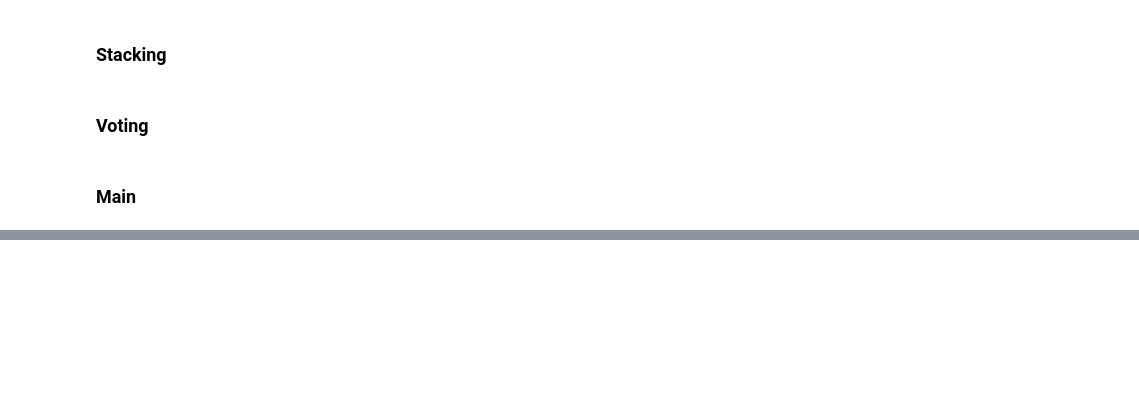
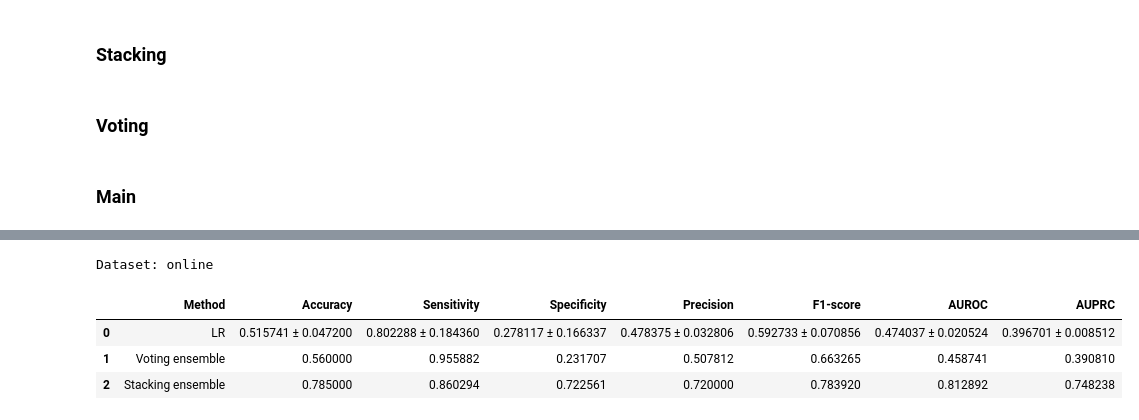
Before and after one commit to NafiuRahman77/CSE-472, a Jupyter notebook: Offline-2/1905077.ipynb, the cells around one changed output, grey strips where cells are left out. Drawn from its saved outputs; the diff is of its cells as text; code cells hidden in the pictures; blank space fills up the shorter version.

```diff
--- a/Offline-2/1905077.ipynb
+++ b/Offline-2/1905077.ipynb
@@ -500,3 +510,13 @@ Bagging
+# %%
+online_metrics_df, metrics_online  = main_test('online')
+# online_metrics_df, metrics_online  = test('online', lr=0.1, max_epoch=1000, n_estimators=9, regularization='l2', l1_lambda=0.01, l2_lambda=0.01, k=20, feature_selection='correlation')
+online_metrics_df
+# %% [output]
+Dataset: online
+|  | Method | Accuracy | Sensitivity | Specificity | Precision | F1-score | AUROC | AUPRC |
+| 0 | LR | 0.515741 ± 0.047200 | 0.802288 ± 0.184360 | 0.278117 ± 0.166337 | 0.478375 ± 0.032806 | 0.592733 ± 0.070856 | 0.474037 ± 0.020524 | 0.396701 ± 0.008512 |
+| 1 | Voting ensemble | 0.560000 | 0.955882 | 0.231707 | 0.507812 | 0.663265 | 0.458741 | 0.390810 |
+| 2 | Stacking ensemble | 0.785000 | 0.860294 | 0.722561 | 0.720000 | 0.783920 | 0.812892 | 0.748238 |
 # %%
 def plot_metrics(metrics, choice):
     metric_names = ['Accuracy', 'Sensitivity', 'Specificity', 'Precision', 'F1 Score', 'AUROC', 'AUPRC']
```
Also changed, not shown: parts of 13 cells of this notebook, 5 other files.
